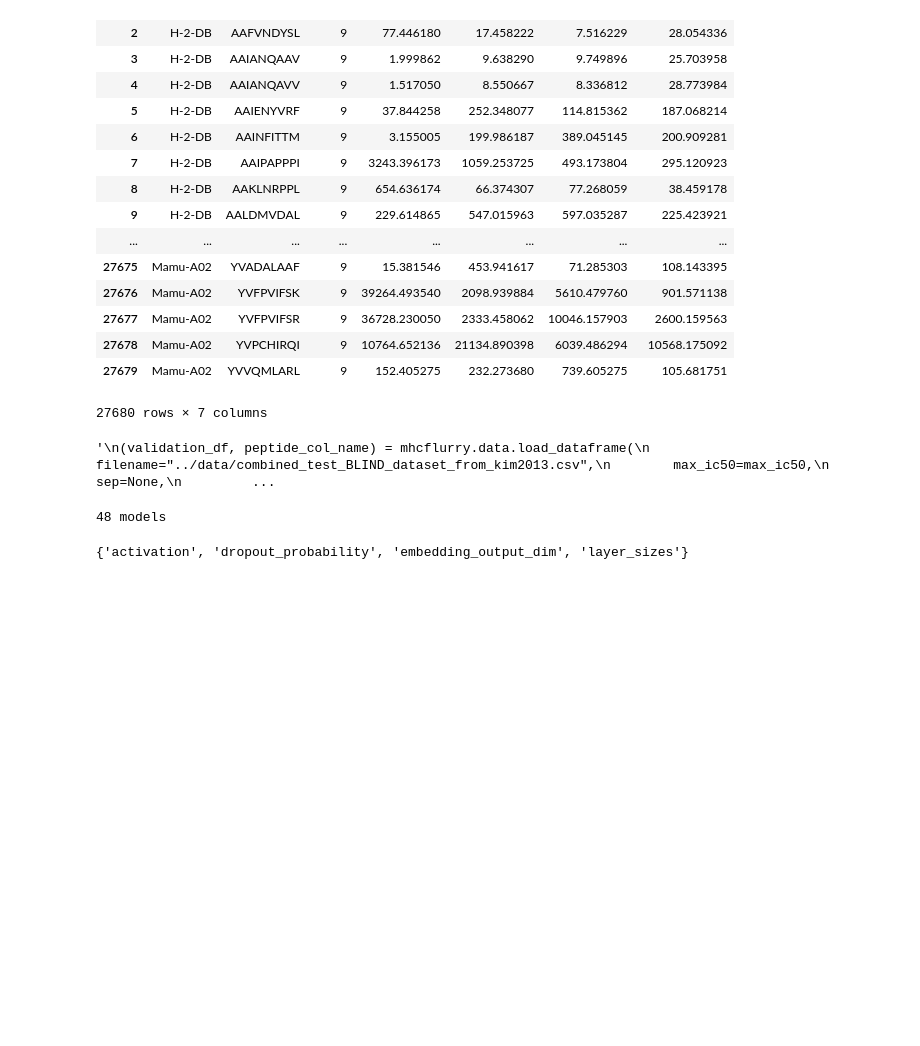
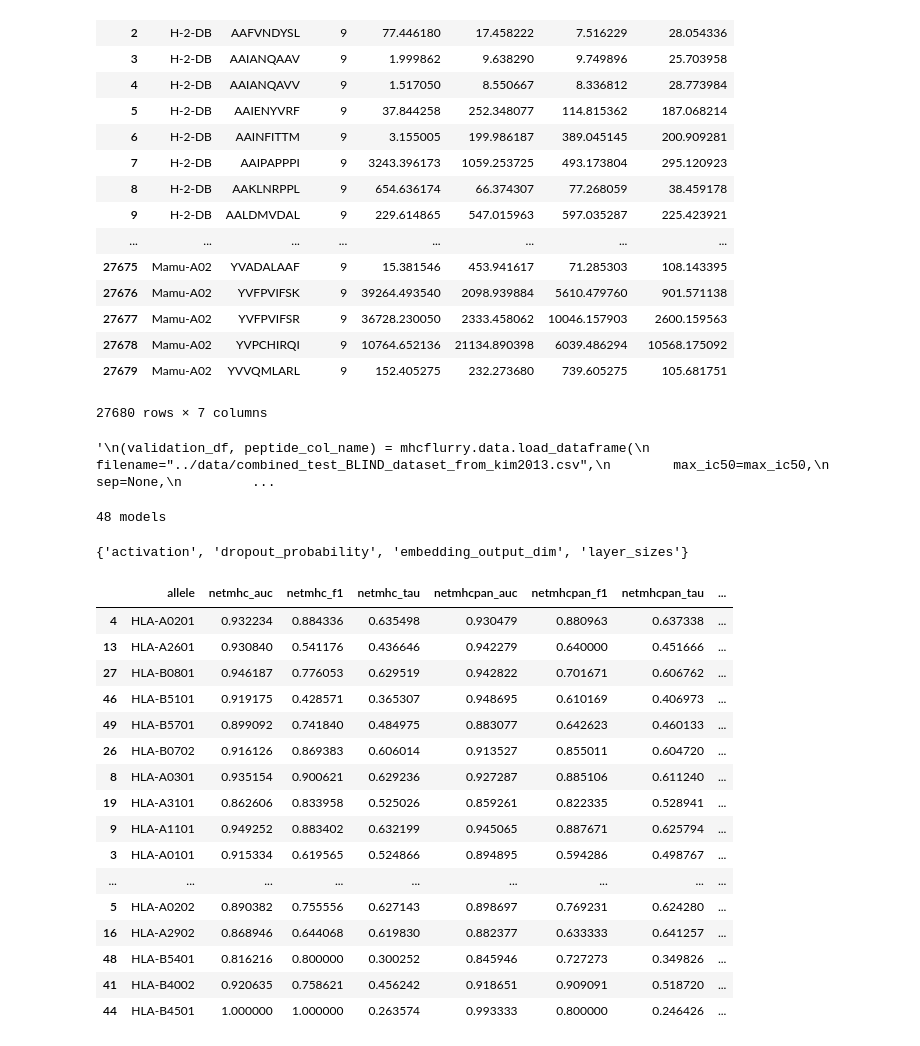
Before and after one commit to hammerlab/mhcflurry-icml-compbio-2016, a Jupyter notebook: notebooks/validation.ipynb, the cells around one changed output. Drawn from its saved outputs; the diff is of its cells as text; code cells hidden in the pictures; blank space fills up the shorter version.

Commit message:
update validatio notebook

```diff
--- a/notebooks/validation.ipynb
+++ b/notebooks/validation.ipynb
@@ -105,10 +105,24 @@ def log_to_ic50(log_value):
         return max_ic50 ** (1.0 - log_value)
 
 def make_scores(ic50_y, ic50_y_pred, sample_weight=None, threshold_nm=500):
+    y_pred = mhcflurry.common.ic50_to_regression_target(ic50_y_pred, max_ic50)
+    try:
+        auc = sklearn.metrics.roc_auc_score(ic50_y <= threshold_nm, y_pred, sample_weight=sample_weight)
+    except ValueError:
+        auc = numpy.nan
+    try:
+        f1 = sklearn.metrics.f1_score(ic50_y <= threshold_nm, ic50_y_pred <= threshold_nm, sample_weight=sample_weight)
+    except ValueError:
+        f1 = numpy.nan
+    try:
+        tau = scipy.stats.kendalltau(ic50_y_pred, ic50_y)[0]
+    except ValueError:
+        tau = numpy.nan
+
     return dict(
-        auc=sklearn.metrics.roc_auc_score(ic50_y <= threshold_nm, y_pred, sample_weight=sample_weight),
-        f1=sklearn.metrics.f1_score(ic50_y <= threshold_nm, ic50_y_pred <= threshold_nm, sample_weight=sample_weight),
-        tau=scipy.stats.kendalltau(y_pred, y)[0],
+        auc=auc,
+        f1=f1,
+        tau=tau,
     )
 
 def mean_with_std(grouped_column, decimals=3):
@@ -133,3 +147,38 @@ def df_to_allele_data(df):
     d["X_index"] = make_2d_array(d["X_index"])
     (d["max_ic50"],) = list(df.max_ic50.unique())
     return mhcflurry.data.AlleleData(peptides = df.index.values, **d)
+# %%
+scores_df = collections.defaultdict(list)
+predictors = validation_df.columns[4:]
+
+for (allele, grouped) in validation_df.groupby("allele"):
+    scores_df["allele"].append(allele)
+    scores_df["test_size"].append(len(grouped.meas))
+    for predictor in predictors:
+        scores = make_scores(grouped.meas, grouped[predictor])
+        for (key, value) in scores.items():
+            scores_df["%s_%s" % (predictor, key)].append(value)
+
+
+
+scores_df = pandas.DataFrame(scores_df)
+scores_df.sort("test_size", ascending=False, inplace=True)
+scores_df
+# %% [output]
+|  | allele | netmhc_auc | netmhc_f1 | netmhc_tau | netmhcpan_auc | netmhcpan_f1 | netmhcpan_tau | ... |
+| 4 | HLA-A0201 | 0.932234 | 0.884336 | 0.635498 | 0.930479 | 0.880963 | 0.637338 | ... |
+| 13 | HLA-A2601 | 0.930840 | 0.541176 | 0.436646 | 0.942279 | 0.640000 | 0.451666 | ... |
+| 27 | HLA-B0801 | 0.946187 | 0.776053 | 0.629519 | 0.942822 | 0.701671 | 0.606762 | ... |
+| 46 | HLA-B5101 | 0.919175 | 0.428571 | 0.365307 | 0.948695 | 0.610169 | 0.406973 | ... |
+| 49 | HLA-B5701 | 0.899092 | 0.741840 | 0.484975 | 0.883077 | 0.642623 | 0.460133 | ... |
+| 26 | HLA-B0702 | 0.916126 | 0.869383 | 0.606014 | 0.913527 | 0.855011 | 0.604720 | ... |
+| 8 | HLA-A0301 | 0.935154 | 0.900621 | 0.629236 | 0.927287 | 0.885106 | 0.611240 | ... |
+| 19 | HLA-A3101 | 0.862606 | 0.833958 | 0.525026 | 0.859261 | 0.822335 | 0.528941 | ... |
+| 9 | HLA-A1101 | 0.949252 | 0.883402 | 0.632199 | 0.945065 | 0.887671 | 0.625794 | ... |
+| 3 | HLA-A0101 | 0.915334 | 0.619565 | 0.524866 | 0.894895 | 0.594286 | 0.498767 | ... |
+| ... | ... | ... | ... | ... | ... | ... | ... | ... |
+| 5 | HLA-A0202 | 0.890382 | 0.755556 | 0.627143 | 0.898697 | 0.769231 | 0.624280 | ... |
+| 16 | HLA-A2902 | 0.868946 | 0.644068 | 0.619830 | 0.882377 | 0.633333 | 0.641257 | ... |
+| 48 | HLA-B5401 | 0.816216 | 0.800000 | 0.300252 | 0.845946 | 0.727273 | 0.349826 | ... |
+| 41 | HLA-B4002 | 0.920635 | 0.758621 | 0.456242 | 0.918651 | 0.909091 | 0.518720 | ... |
+| 44 | HLA-B4501 | 1.000000 | 1.000000 | 0.263574 | 0.993333 | 0.800000 | 0.246426 | ... |
```
